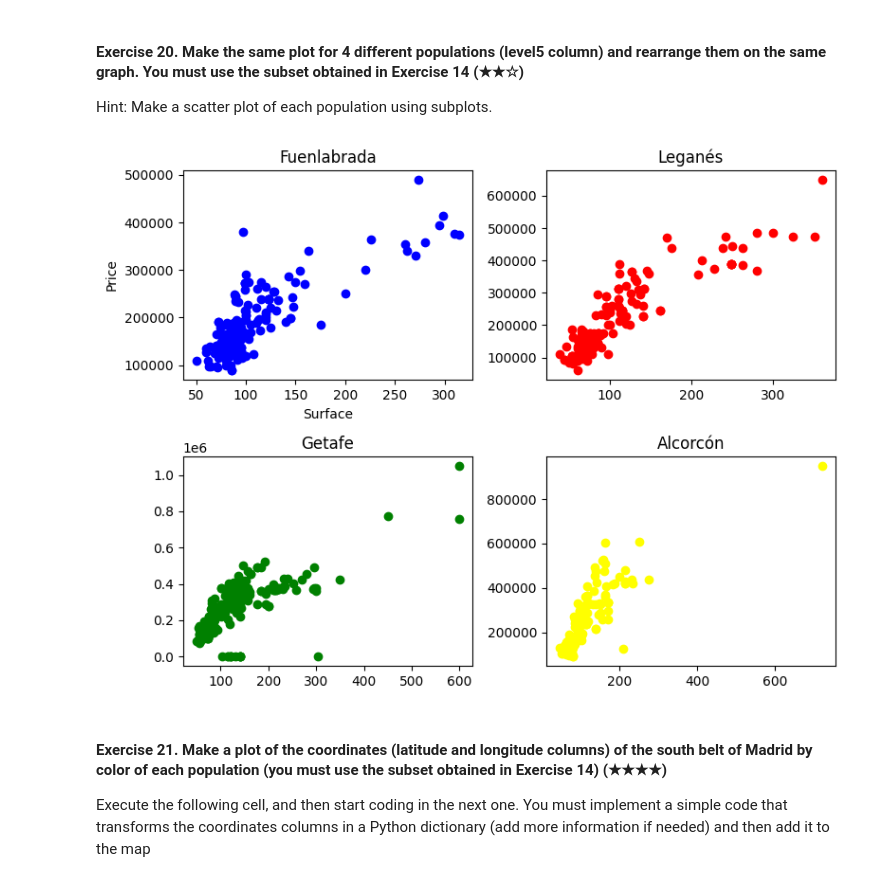
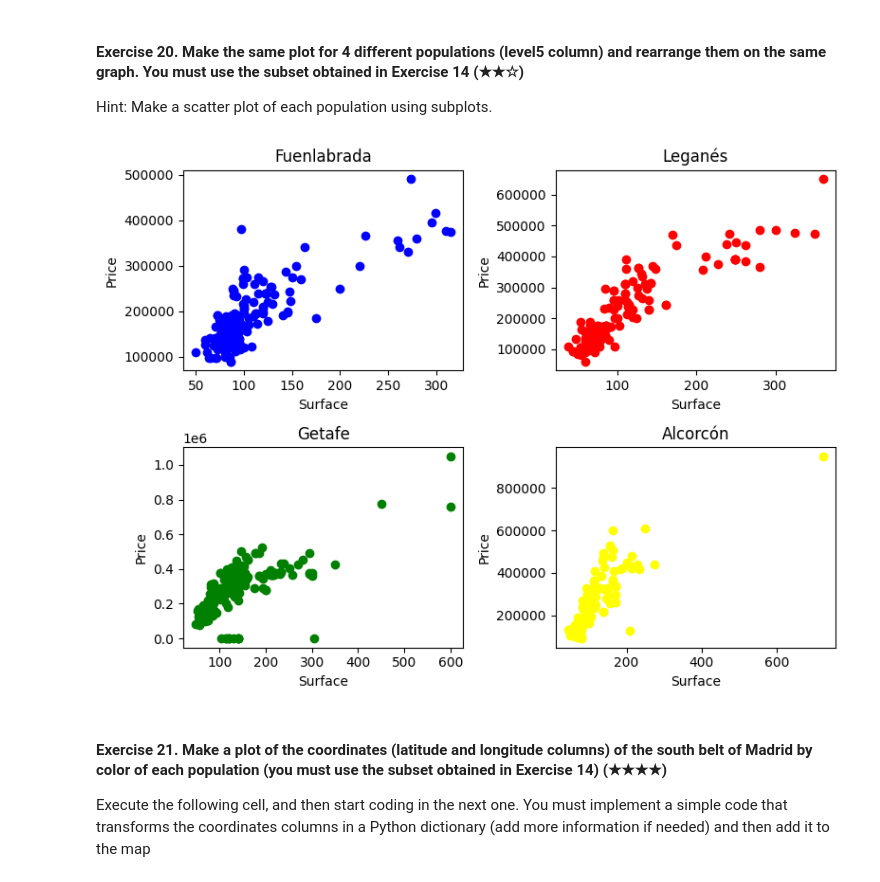
Before and after one commit to remelop03/realestate-datacleanup-exercise, a Jupyter notebook: project.ipynb, the cells around one changed output. Cells and saved outputs as stored; diff of their text form; code cells hidden in the pictures.

```diff
--- a/project.ipynb
+++ b/project.ipynb
@@ -459,40 +459,40 @@ fig, axis = plt.subplots(2, 2, figsize = (8, 6))
 axis[0, 0].scatter(data_F['surface'], data_F['price'],c ="blue")
 axis[0, 0].set_title("Fuenlabrada")
 axis[0, 0].set_xlabel('Surface')
 axis[0, 0].set_ylabel('Price')
 #axis[0, 0].legend()
 
 # Population Leganés
 axis[0, 1].scatter(data_L['surface'], data_L['price'],c="red")
 axis[0, 1].set_title("Leganés")
-axis[0, 0].set_xlabel('Surface')
-axis[0, 0].set_ylabel('Price')
+axis[0, 1].set_xlabel('Surface')
+axis[0, 1].set_ylabel('Price')
 #axis[0, 0].legend()
 
 # Population Getafe
 axis[1, 0].scatter(data_G['surface'], data_G['price'],c="green")
 axis[1, 0].set_title("Getafe")
-axis[0, 0].set_xlabel('Surface')
-axis[0, 0].set_ylabel('Price')
+axis[1, 0].set_xlabel('Surface')
+axis[1, 0].set_ylabel('Price')
 #axis[0, 0].legend()
 
 # Population Alcorcón
 axis[1, 1].scatter(data_A['surface'], data_A['price'],c="yellow")
 axis[1, 1].set_title("Alcorcón")
-axis[0, 0].set_xlabel('Surface')
-axis[0, 0].set_ylabel('Price')
+axis[1, 1].set_xlabel('Surface')
+axis[1, 1].set_ylabel('Price')
 #axis[0, 0].legend()
 
 # To remove the empty subplot
 #fig.delaxes(axis[1, 1])
 # for adjusting the space between subplots
 plt.tight_layout()
 # Displaying all plots
 
 # Combine all the operations and display
 plt.show()
 # %% [output]
-[figure, old version]
+[figure, new version]
 # %% [markdown]
 #### Exercise 21. Make a plot of the coordinates (latitude and longitude columns) of the south belt of Madrid by color of each population (you must use the subset obtained in Exercise 14) (★★★★)
 
```
